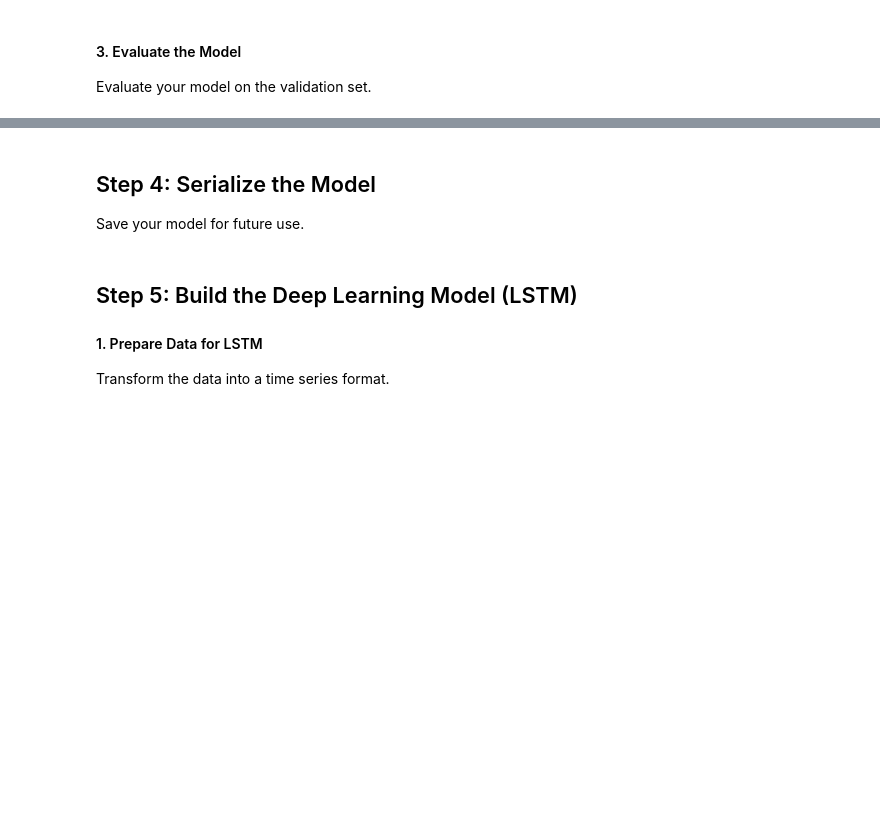
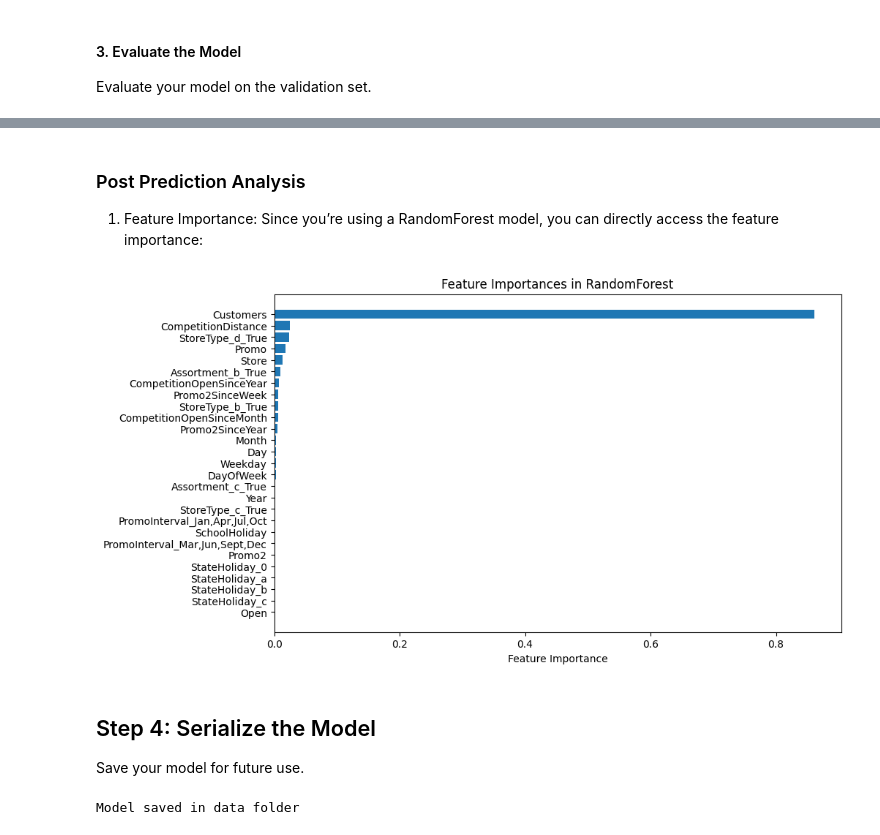
Before and after one commit to Ermi23/Rossmann-Sales-Forecasting-ML, a Jupyter notebook: notebooks/store_sales_prediction.ipynb, the cells around one changed output, grey strips where cells are left out. Drawn from its saved outputs; the diff is of its cells as text; code cells hidden in the pictures; blank space fills up the shorter version.

Commit message:
Done With task 2 by train the model export the .pkl file and plot and image.

```diff
--- a/notebooks/store_sales_prediction.ipynb
+++ b/notebooks/store_sales_prediction.ipynb
@@ -210,3 +217,30 @@ Mean Absolute Error: 263.7933152446397
+# %% [markdown]
+### Post Prediction Analysis
+1. Feature Importance:
+Since you’re using a RandomForest model, you can directly access the feature importance:
+# %%
+import matplotlib.pyplot as plt
+import numpy as np
+
+# Extract feature importances
+feature_importances = model_pipeline.named_steps['regressor'].feature_importances_
+
+# Get feature names after scaling and one-hot encoding
+feature_names = X_train.columns
+
+# Sort feature importances and plot them
+sorted_idx = np.argsort(feature_importances)
+plt.figure(figsize=(10, 6))
+plt.barh(feature_names[sorted_idx], feature_importances[sorted_idx])
+plt.xlabel("Feature Importance")
+plt.title("Feature Importances in RandomForest")
+plt.show()
+
+# Optionally log the top features
+top_features = feature_names[sorted_idx][-5:]
+logging.info(f"Top 5 important features: {top_features}")
+# %% [output]
+[figure, added]
 # %% [markdown]
 ## Step 4: Serialize the Model
 Save your model for future use.
@@ -214,8 +248,7 @@ Save your model for future use.
 import joblib
 
 joblib.dump(model_pipeline, 'data/sales_model.pkl')
+print(f"Model saved in data folder")
 logging.info("Serialize the model.")
+# %% [output]
+Model saved in data folder
-# %% [markdown]
-## Step 5: Build the Deep Learning Model (LSTM)
-#### 1. Prepare Data for LSTM
-Transform the data into a time series format.
```
Also changed, not shown: parts of 7 cells of this notebook, 2 other files.
